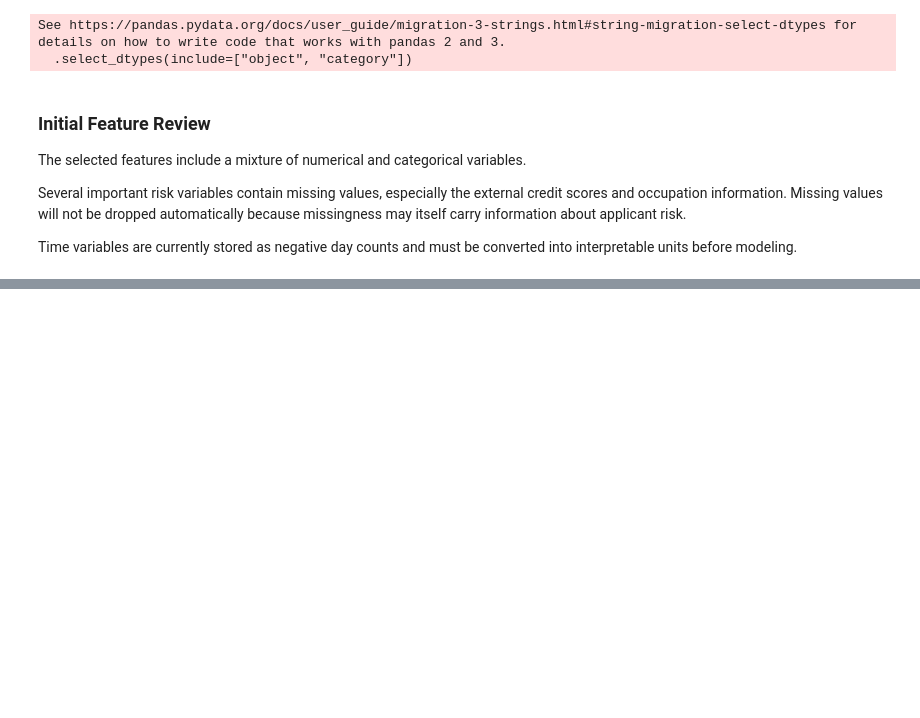
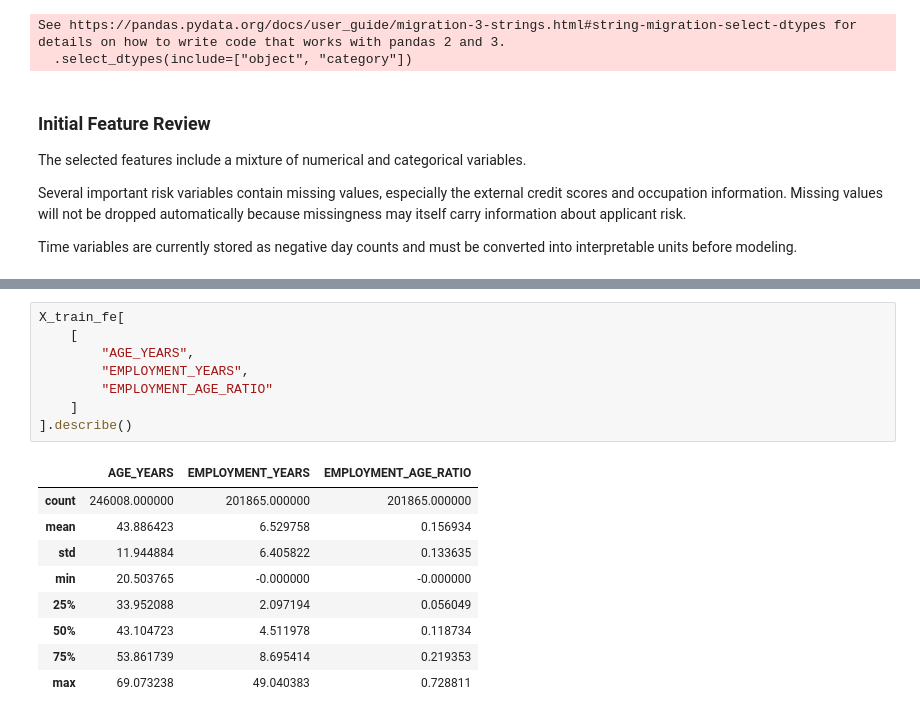
Before and after one commit to Yasminehuo/credit-risk-decisioning, a Jupyter notebook: notebooks/04_feature_engineering.ipynb, the cells around one changed output, grey strips where cells are left out. Drawn from its saved outputs; the diff is of its cells as text; blank space fills up the shorter version.

```diff
--- a/notebooks/04_feature_engineering.ipynb
+++ b/notebooks/04_feature_engineering.ipynb
@@ -319,0 +637,18 @@ Time variables are currently stored as negative day counts and must be converted
+# %%
+X_train_fe[
+    [
+        "AGE_YEARS",
+        "EMPLOYMENT_YEARS",
+        "EMPLOYMENT_AGE_RATIO"
+    ]
+].describe()
+# %% [output]
+|  | AGE_YEARS | EMPLOYMENT_YEARS | EMPLOYMENT_AGE_RATIO |
+| count | 246008.000000 | 201865.000000 | 201865.000000 |
+| mean | 43.886423 | 6.529758 | 0.156934 |
+| std | 11.944884 | 6.405822 | 0.133635 |
+| min | 20.503765 | -0.000000 | -0.000000 |
+| 25% | 33.952088 | 2.097194 | 0.056049 |
+| 50% | 43.104723 | 4.511978 | 0.118734 |
+| 75% | 53.861739 | 8.695414 | 0.219353 |
+| max | 69.073238 | 49.040383 | 0.728811 |
```
Also changed, not shown: parts of 52 cells of this notebook.
